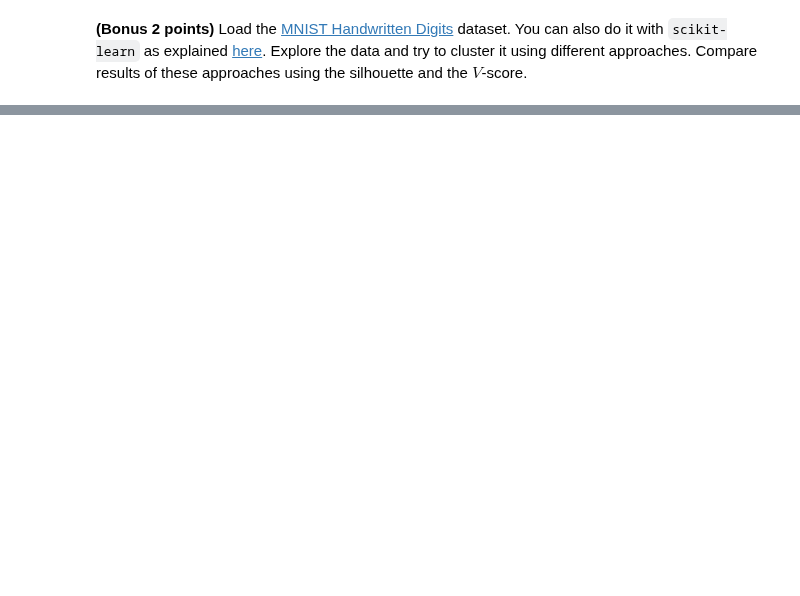
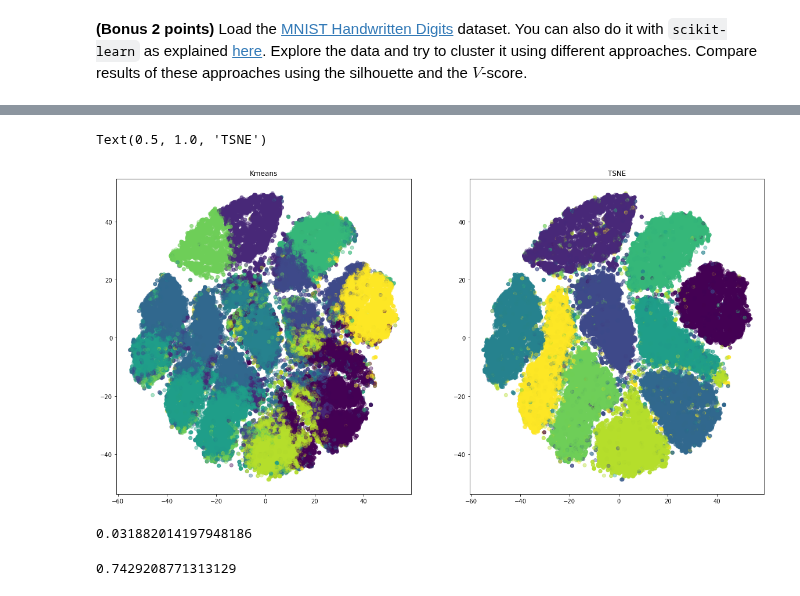
Before and after one commit to githubjeka/ml-intro, a Jupyter notebook: clustering.ipynb, the cells around one changed output, grey strips where cells are left out. Saved outputs shown, nothing was run; the diff lists cells and outputs as text; code cells hidden in the pictures; blank space fills up the shorter version.

```diff
--- a/clustering.ipynb
+++ b/clustering.ipynb
@@ -503,0 +556,2 @@ Write in free form what conclusions you made after completing this assignment. A
+# %%
+y = y.astype('int')
@@ -503,0 +579,4 @@ Write in free form what conclusions you made after completing this assignment. A
+# %%
+X_gray = X[:] / 255
+# %%
+kmeans = KMeans(n_clusters=10,random_state=42).fit(X_gray)
@@ -503,0 +591,11 @@ Write in free form what conclusions you made after completing this assignment. A
+# %%
+X_tsne = TSNE(n_components=2, random_state=42, learning_rate='auto', init='pca').fit_transform(X_gray)
+# %%
+_, (ax1, ax2) = plt.subplots(nrows=1, ncols=2, figsize=(20, 10))
+ax1.scatter(X_tsne[:,0], X_tsne[:,1], c=kmeans.labels_, alpha=0.4)
+ax1.set_title('Kmeans')
+ax2.scatter(X_tsne[:,0], X_tsne[:,1], c=y, alpha=0.4)
+ax2.set_title('TSNE')
+# %% [output]
+Text(0.5, 1.0, 'TSNE')
+[figure, added]
@@ -503,0 +604,8 @@ Write in free form what conclusions you made after completing this assignment. A
+# %%
+silhouette_score(X_gray, kmeans.labels_)
+# %% [output]
+0.031882014197948186
+# %%
+v_measure_score(y, kmeans.labels_)
+# %% [output]
+0.7429208771313129
```
Also changed, not shown: parts of 30 cells of this notebook.
